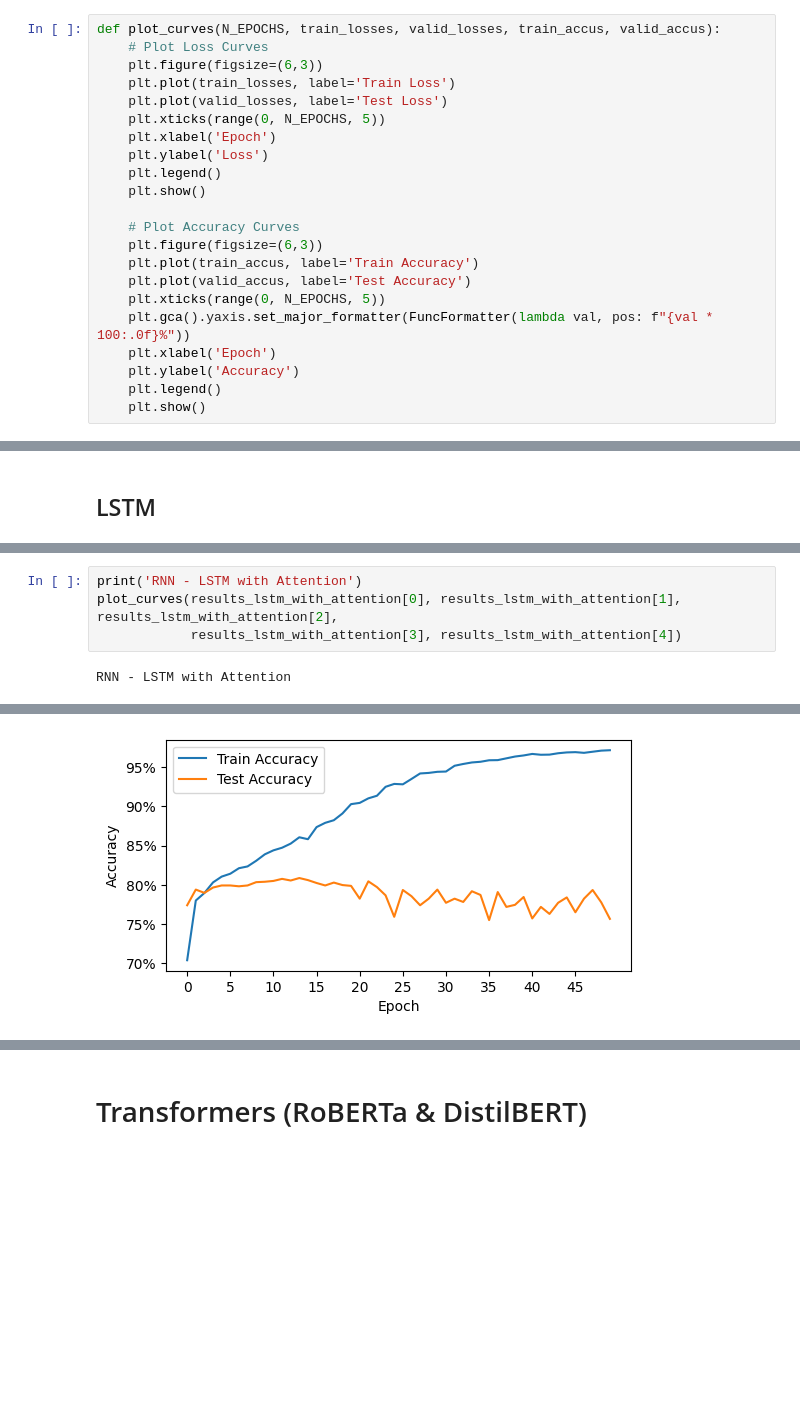
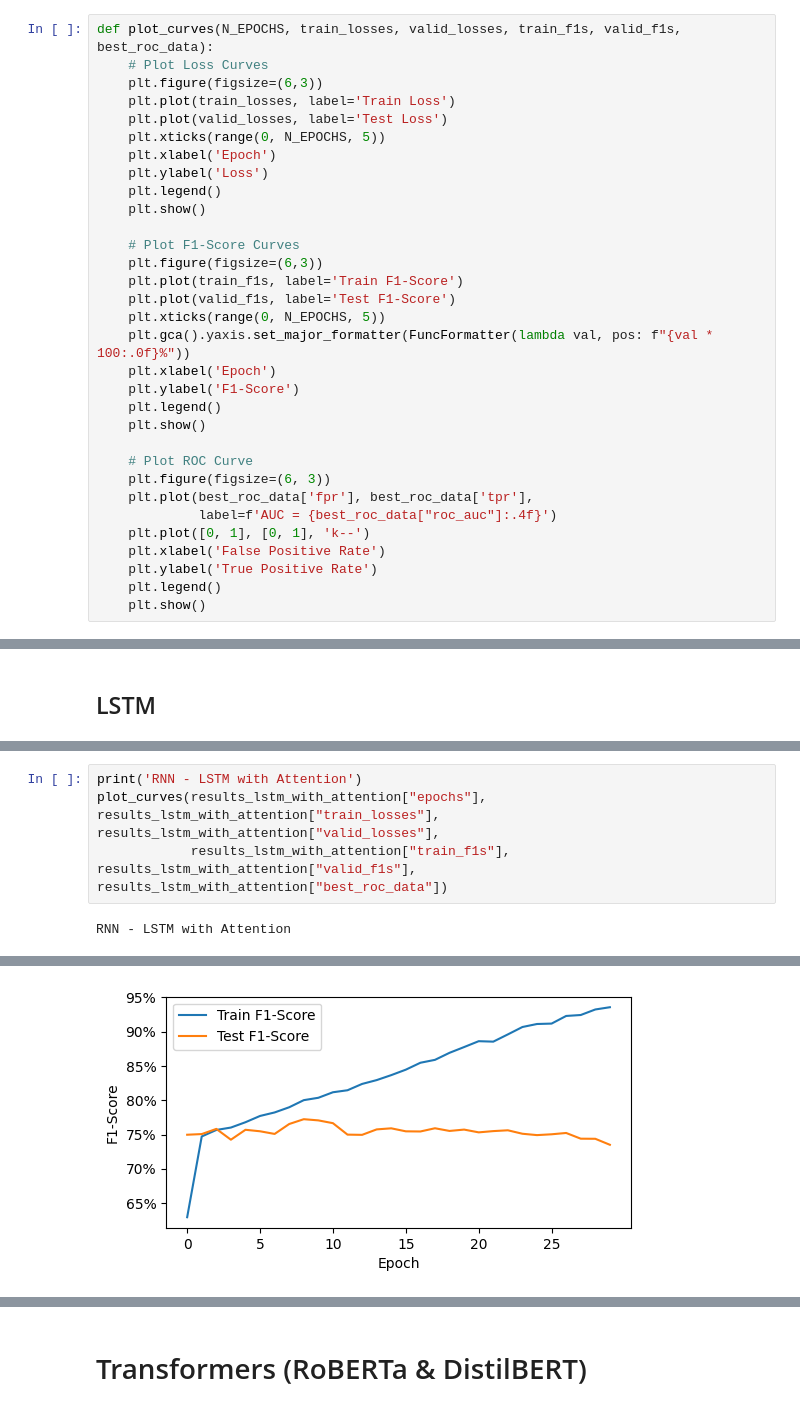
Before and after one commit to fabriciocarraro/NLP-exploration_Sentiment-analysis-Disaster_prediction, a Jupyter notebook: NLP_exploration_Sentiment_analysis_Disaster_prediction.ipynb, the cells around one changed output, grey strips where cells are left out. Drawn from its saved outputs; the diff is of its cells as text; blank space fills up the shorter version.

```diff
--- a/NLP_exploration_Sentiment_analysis_Disaster_prediction.ipynb
+++ b/NLP_exploration_Sentiment_analysis_Disaster_prediction.ipynb
@@ -498,5 +656,5 @@ def run_model(model, model_optimizer, nn_type):
 # %%
-def plot_curves(N_EPOCHS, train_losses, valid_losses, train_accus, valid_accus):
+def plot_curves(N_EPOCHS, train_losses, valid_losses, train_f1s, valid_f1s, best_roc_data):
     # Plot Loss Curves
     plt.figure(figsize=(6,3))
     plt.plot(train_losses, label='Train Loss')
@@ -507,16 +665,26 @@ def plot_curves(N_EPOCHS, train_losses, valid_losses, train_accus, valid_accus):
     plt.legend()
     plt.show()
 
-    # Plot Accuracy Curves
+    # Plot F1-Score Curves
     plt.figure(figsize=(6,3))
-    plt.plot(train_accus, label='Train Accuracy')
-    plt.plot(valid_accus, label='Test Accuracy')
+    plt.plot(train_f1s, label='Train F1-Score')
+    plt.plot(valid_f1s, label='Test F1-Score')
     plt.xticks(range(0, N_EPOCHS, 5))
     plt.gca().yaxis.set_major_formatter(FuncFormatter(lambda val, pos: f"{val * 100:.0f}%"))
     plt.xlabel('Epoch')
-    plt.ylabel('Accuracy')
+    plt.ylabel('F1-Score')
     plt.legend()
     plt.show()
+
+    # Plot ROC Curve
+    plt.figure(figsize=(6, 3))
+    plt.plot(best_roc_data['fpr'], best_roc_data['tpr'],
+             label=f'AUC = {best_roc_data["roc_auc"]:.4f}')
+    plt.plot([0, 1], [0, 1], 'k--')
+    plt.xlabel('False Positive Rate')
+    plt.ylabel('True Positive Rate')
+    plt.legend()
+    plt.show()
 # %% [markdown]
 ## GRU
 # %%
@@ -680,6 +851,6 @@ The best LSTM_WITH_ATTENTION model was had an accuracy of 80.86%
 # %%
 print('RNN - LSTM with Attention')
-plot_curves(results_lstm_with_attention[0], results_lstm_with_attention[1], results_lstm_with_attention[2],
-            results_lstm_with_attention[3], results_lstm_with_attention[4])
+plot_curves(results_lstm_with_attention["epochs"], results_lstm_with_attention["train_losses"], results_lstm_with_attention["valid_losses"],
+            results_lstm_with_attention["train_f1s"], results_lstm_with_attention["valid_f1s"], results_lstm_with_attention["best_roc_data"])
 # %% [output]
 RNN - LSTM with Attention
@@ -687 +858 @@ RNN - LSTM with Attention
-[figure, old version]
+[figure, new version]
```
Also changed, not shown: parts of 41 cells of this notebook.
